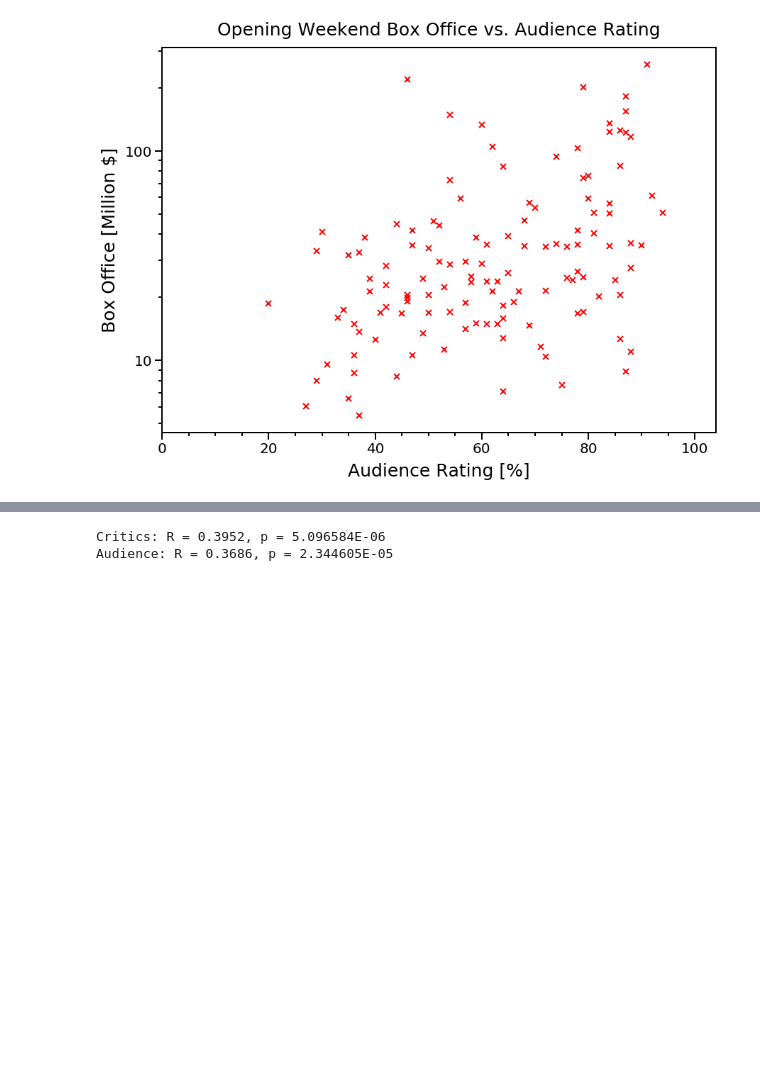
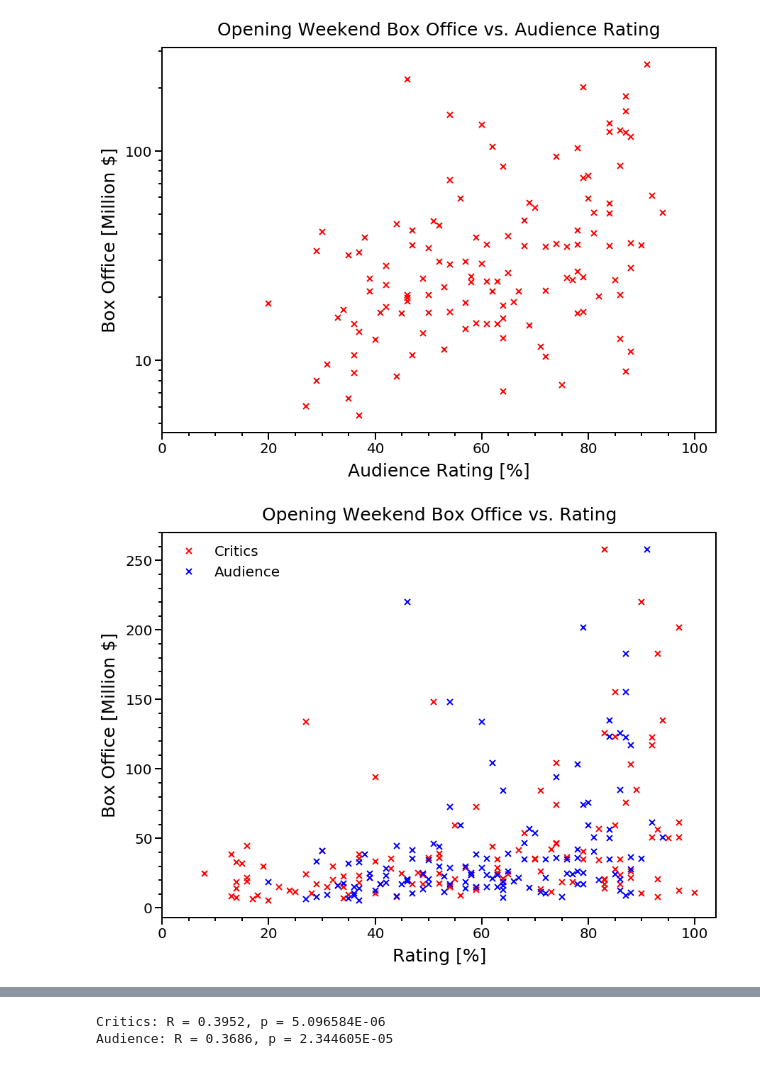
Before and after one commit to ocsc-datascience/MovieDataMagic, a Jupyter notebook: notebooks/RatingsAnalysis.ipynb, the cells around one changed output, grey strips where cells are left out. Saved outputs shown, nothing was run; the diff lists cells and outputs as text; code cells hidden in the pictures; blank space fills up the shorter version.

Commit message:
* update plots

```diff
--- a/notebooks/RatingsAnalysis.ipynb
+++ b/notebooks/RatingsAnalysis.ipynb
@@ -130,3 +130,24 @@ plt.title('Opening Weekend Box Office vs. Audience Rating',fontsize=25,y=1.02)
 plt.savefig('../plots/box_office_vs_audience_linlog.png',dpi=200)
 # %% [output]
 [figure]
+# %%
+xfig = plt.figure(figsize=(14,10))
+yy = df['opening_weekend_gross'] / 1.0e6
+xx_aud = df['audience_rating']
+xx_crit = df['critics_rating']
+plt.plot(xx_crit,yy,marker='x',color='r',lw=0,markersize=8,markeredgewidth=2,label='Critics')
+plt.plot(xx_aud,yy,marker='x',color='b',lw=0,markersize=8,markeredgewidth=2,label='Audience')
+plt.xlabel('Rating [%]',labelpad=10,fontsize=25)
+plt.ylabel('Box Office [Million $]',labelpad=10,fontsize=25)
+ax = plt.gca()
+yformatter = plt.FormatStrFormatter("%.0f")
+ax.yaxis.set_major_formatter(yformatter)
+ax.yaxis.set_minor_locator(plt.MultipleLocator(10))
+ax.xaxis.set_minor_locator(plt.MultipleLocator(5))
+ax.xaxis.set_major_locator(plt.MultipleLocator(20))
+plt.xlim(0,104)
+plt.title('Opening Weekend Box Office vs. Rating',fontsize=25,y=1.02)
+plt.legend(frameon=False)
+plt.savefig('../plots/box_office_vs_rating_linlog.png',dpi=200)
+# %% [output]
+[figure, added]
```
Also changed, not shown: parts of 2 cells of this notebook, 2 other files.
